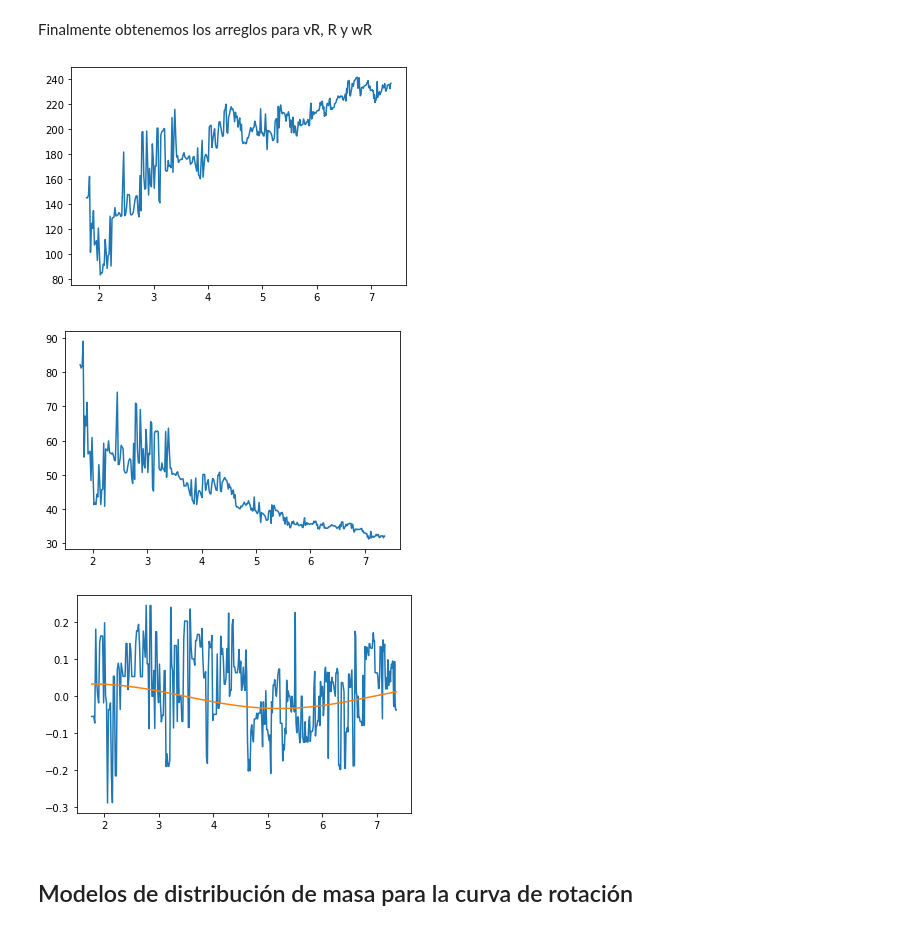
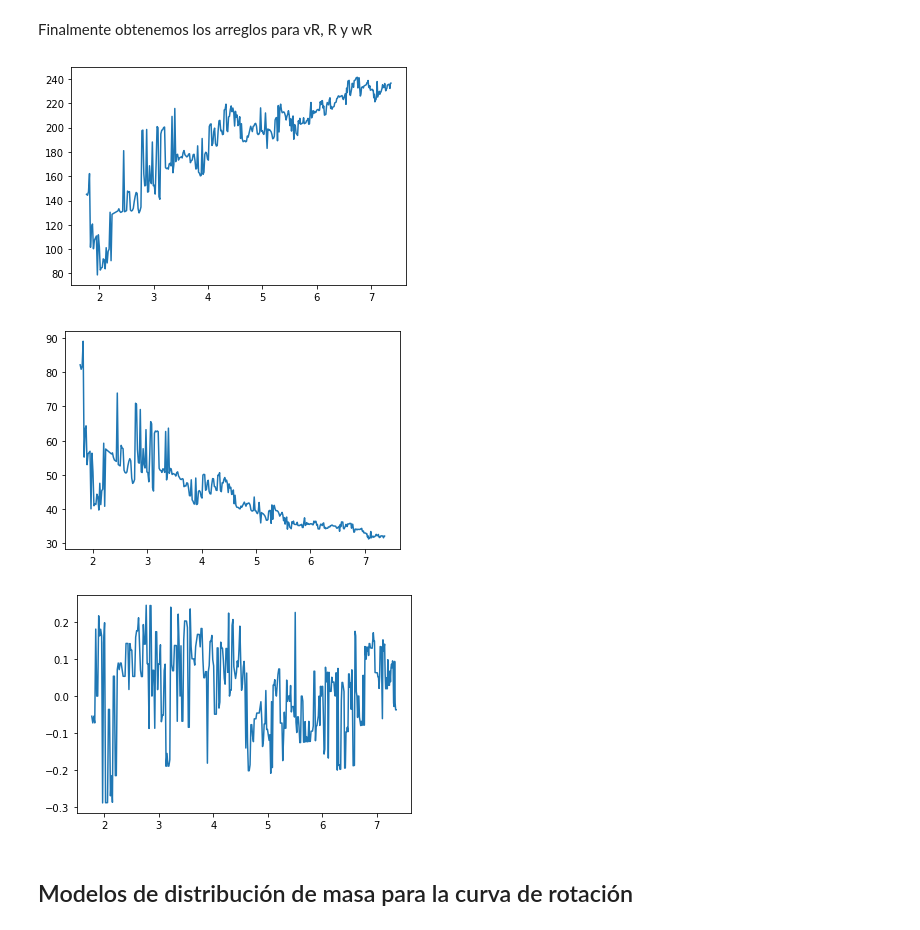
Before and after one commit to vecheto/astro_experimental, a Jupyter notebook: Tarea 2/codigo.ipynb, the cells around one changed output. Drawn from its saved outputs; the diff is of its cells as text; code cells hidden in the pictures.

```diff
--- a/Tarea 2/codigo.ipynb
+++ b/Tarea 2/codigo.ipynb
@@ -68,8 +68,8 @@ for l in range(385):
     vs=np.zeros(33)
     fmin(l, vs)
     indice = np.argmin(vs)
-    vminalt[l]=vs[indice]
-    bvminalt[l]=latitud[indice]
+    vmin[l]=vs[indice]
+    bvmin[l]=latitud[indice]
 # %% [markdown]
 Procedimiento alternativo para obtener los arreglos vmin y bvmin
 # %%
@@ -84,8 +84,8 @@ for l in range(len(longitud)):
         else:
             v_tan[b] = velocidad[rmask][0]
     i = np.nanargmin(v_tan)
-    vmin[l] = v_tan[i]
-    bvmin[l] = latitud[i]
+    vminalt[l] = v_tan[i]
+    bvminalt[l] = latitud[i]
 # %% [markdown]
 Comparemos los resultados
 # %%
@@ -124,28 +108,19 @@ wR = vR/R
 plt.plot(R, vR)
 plt.show()
 # %% [output]
-[figure, old version]
+[figure, new version]
 # %%
 # Grafico v angular vs R
 plt.plot(R, wR)
 plt.show()
 # %% [output]
-[figure, old version]
+[figure, new version]
 # %%
 Z = bvmin*(np.pi/180)*R0*np.cos(longitud*np.pi/180)
-
-
-def seno(R, f, A):
-    return A*np.sin(R*f)
-
-fitZ, covZ= curve_fit(seno, R, Z)
-
-
 plt.plot(R, Z)
-plt.plot(R, seno(R, fitZ[0], fitZ[1]))
 plt.show()
 # %% [output]
-[figure, old version]
+[figure, new version]
 # %% [markdown]
 ## Modelos de distribución de masa para la curva de rotación
 # %% [markdown]
```
Also changed, not shown: parts of 4 cells of this notebook.
